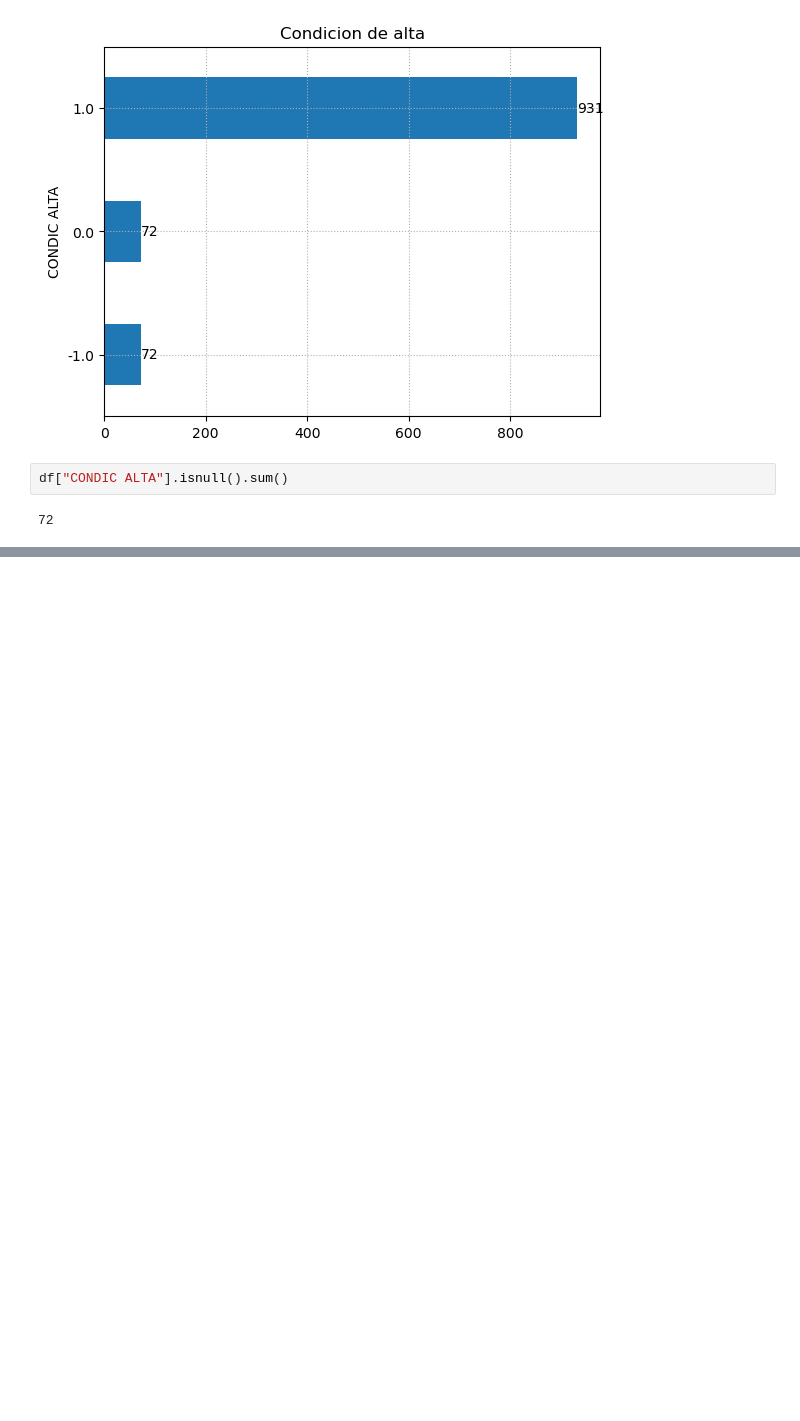
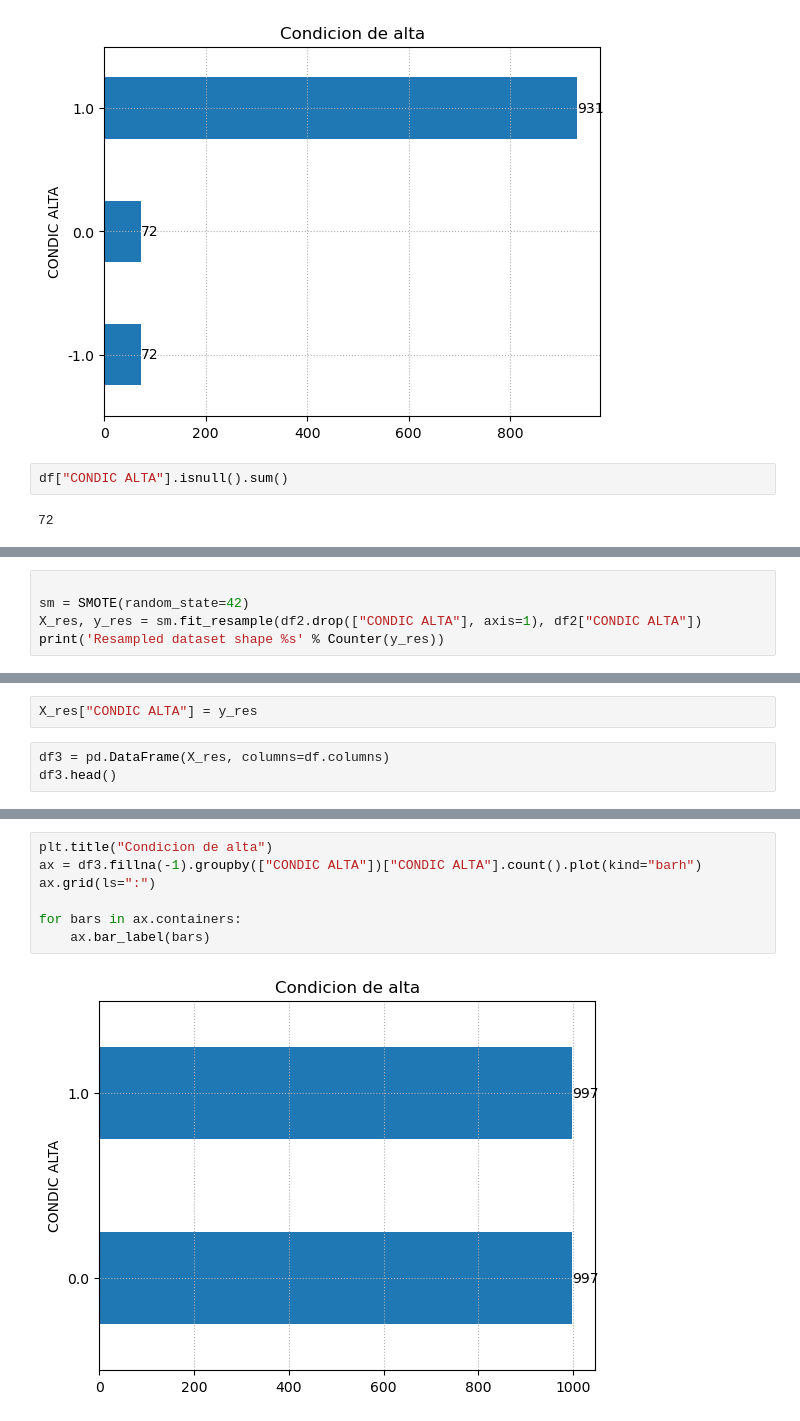
Before and after one commit to moisesStevend/clasificador_altas, a Jupyter notebook: pre_processing/test1.ipynb, the cells around one changed output, grey strips where cells are left out. Saved outputs shown, nothing was run; the diff lists cells and outputs as text; blank space fills up the shorter version.

```diff
--- a/pre_processing/test1.ipynb
+++ b/pre_processing/test1.ipynb
@@ -100,0 +144,5 @@ df["CONDIC ALTA"].isnull().sum()
+# %%
+
+sm = SMOTE(random_state=42)
+X_res, y_res = sm.fit_resample(df2.drop(["CONDIC ALTA"], axis=1), df2["CONDIC ALTA"])
+print('Resampled dataset shape %s' % Counter(y_res))
@@ -100,0 +151,5 @@ df["CONDIC ALTA"].isnull().sum()
+# %%
+X_res["CONDIC ALTA"] = y_res
+# %%
+df3 = pd.DataFrame(X_res, columns=df.columns)
+df3.head()
@@ -100,0 +164,9 @@ df["CONDIC ALTA"].isnull().sum()
+# %%
+plt.title("Condicion de alta")
+ax = df3.fillna(-1).groupby(["CONDIC ALTA"])["CONDIC ALTA"].count().plot(kind="barh")
+ax.grid(ls=":")
+
+for bars in ax.containers:
+    ax.bar_label(bars)
+# %% [output]
+[figure, added]
```
Also changed, not shown: parts of 9 cells of this notebook.
